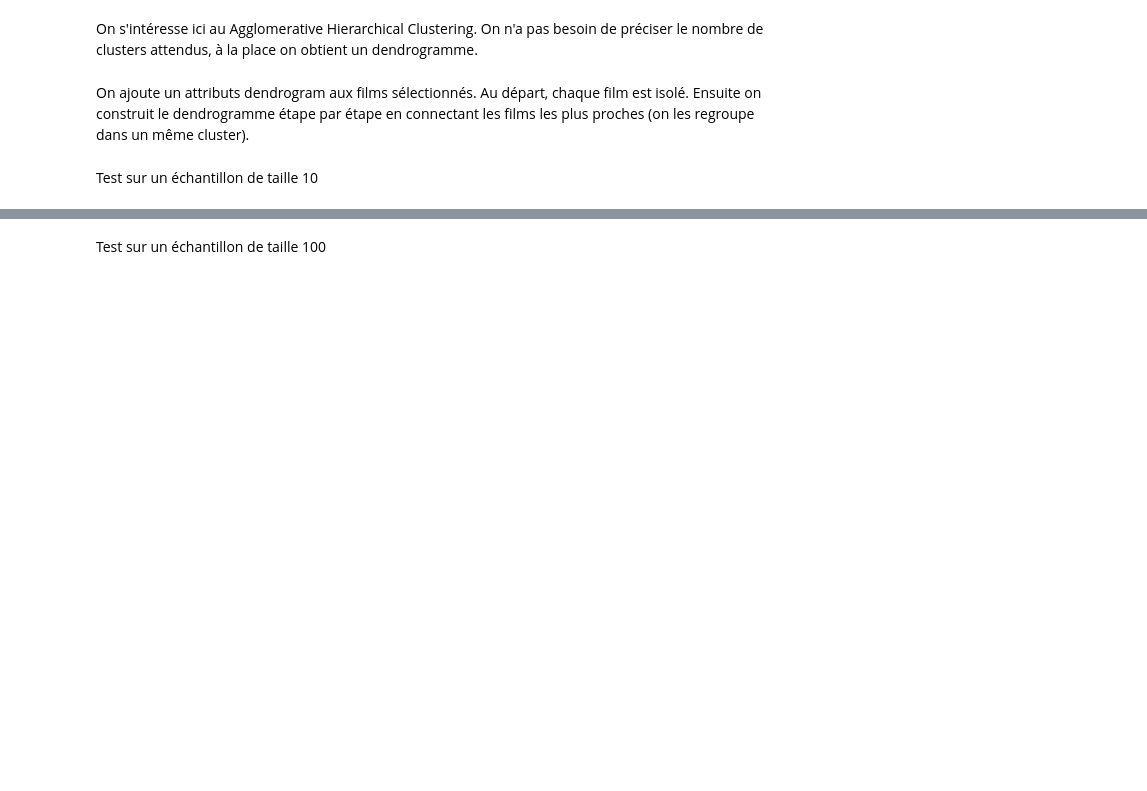
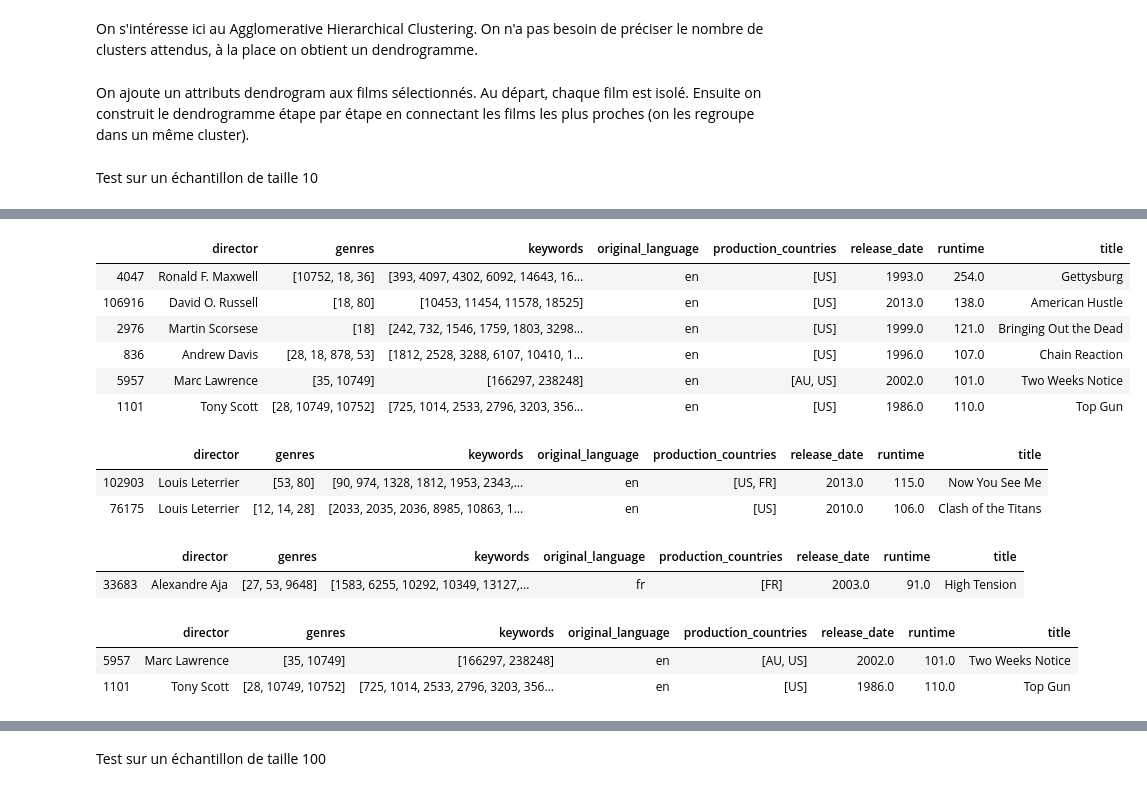
Before and after one commit to AnitaDurr/MovieRecommandation, a Jupyter notebook: MovieNotebook.ipynb, the cells around one changed output, grey strips where cells are left out. Drawn from its saved outputs; the diff is of its cells as text; code cells hidden in the pictures; blank space fills up the shorter version.

```diff
--- a/MovieNotebook.ipynb
+++ b/MovieNotebook.ipynb
@@ -833,15 +833,16 @@ vectorize_keywords(cluster_features)
 def find_director(dfm):
 
     def crew_to_director(crew):
-        if isinstance(crew, str):
+        if '\"Director\"' in crew:
             start = crew.find('\"Director\"')+21
             new = crew[start:]
             end = new.find("\"")
             director = new[:end]
             return director
-        return crew
+        return "director missing"
 
     dfm.director = dfm.director.apply(crew_to_director)
+    dfm = dfm[dfm.director != "director missing"]
 # %%
 cluster_features = cluster_features.rename(columns={'crew' : 'director'})
 find_director(cluster_features)
@@ -1084,8 +1131,7 @@ class hierarchical_cluster:
             tmp1.father = tmp3
             tmp2.father = tmp3
             tmp3.set_leaf_nb()
-            tmp3.set_sons_height(height)
-            tmp3.set_total_height()
+            tmp3.set_height(height)
             new_d = np.maximum(dist_mat.loc[index_str1, :], dist_mat.loc[index_str2, :])
             dist_mat.loc[index_str1, :] = dist_mat.loc[:, index_str1] = new_d
             dist_mat = dist_mat.drop(index_str2, axis=0)
@@ -1102,7 +1148,20 @@ class hierarchical_cluster:
         if self.dendrogram_root is None:
             print("Erreur, vous devez d'abord construire le dendrogram avec la methode train.")
         else:
-            self.cluster_id_list, self.outliers = self.dendrogram_root.get_n_clusters(n)
+            self.outliers = None
+            self.cluster_id_list = self.dendrogram_root.get_n_clusters(n)
+
+    def set_best_n_clusters(self):
+        if self.dendrogram_root is None:
+            print("Erreur, vous devez d'abord construire le dendrogram avec la methode train.")
+        else:
+            self.cluster_id_list = self.dendrogram_root.find_best_cut()
+
+    def set_n_clusters_perso(self, n):
+        if self.dendrogram_root is None:
+            print("Erreur, vous devez d'abord construire le dendrogram avec la methode train.")
+        else:
+            self.cluster_id_list, self.outliers = self.dendrogram_root.get_n_clusters_perso(n)
 
     def get_cluster(self, pos, movies):
         if pos <= 0:
@@ -1120,7 +1179,7 @@ class hierarchical_cluster:
                 df = df.append(movies[movies.movieId == int(i)])
         else:
             for i in self.cluster_id_list[pos - 1]:
-                df = df.append(movies.loc[i])
+                df = df.append(movies.loc[str(i)])
         return df
 
     def get_outliers(self, movies):
@@ -1130,7 +1189,7 @@ class hierarchical_cluster:
                 df = df.append(movies[movies.movieId == int(i)])
         else:
             for i in outliers:
-                df = df.append(movies.loc[i])
+                df = df.append(movies.loc[str(i)])
         return df
 
     def get_clusters_size(self):
@@ -1140,7 +1199,7 @@ class hierarchical_cluster:
         l = []
         for id_list in self.cluster_id_list:
             l.append(len(id_list))
-        return l, len(self.outliers)
+        return l
 # %% [markdown]
 Test sur un échantillon de taille 10
 # %%
@@ -1148,5 +1207,0 @@ cluster_10 = hierarchical_cluster()
-# %%
-test_10 = dfm_cluster.sample(10)
-start_time = time()
-cluster_10.train(test_10)
-print("Temps d'execution : %s secondes ---" % (time() - start_time))
@@ -1155,2 +1212,23 @@ Temps d'execution : 0.04877281188964844 secondes ---
 # %%
 cluster_10.set_n_clusters(3)
+# %%
+cluster_10.get_cluster(1, cluster_features)
+# %% [output]
+|  | director | genres | keywords | original_language | production_countries | release_date | runtime | title |
+| 4047 | Ronald F. Maxwell | [10752, 18, 36] | [393, 4097, 4302, 6092, 14643, 16... | en | [US] | 1993.0 | 254.0 | Gettysburg |
+| 106916 | David O. Russell | [18, 80] | [10453, 11454, 11578, 18525] | en | [US] | 2013.0 | 138.0 | American Hustle |
+| 2976 | Martin Scorsese | [18] | [242, 732, 1546, 1759, 1803, 3298... | en | [US] | 1999.0 | 121.0 | Bringing Out the Dead |
+| 836 | Andrew Davis | [28, 18, 878, 53] | [1812, 2528, 3288, 6107, 10410, 1... | en | [US] | 1996.0 | 107.0 | Chain Reaction |
+| 5957 | Marc Lawrence | [35, 10749] | [166297, 238248] | en | [AU, US] | 2002.0 | 101.0 | Two Weeks Notice |
+| 1101 | Tony Scott | [28, 10749, 10752] | [725, 1014, 2533, 2796, 3203, 356... | en | [US] | 1986.0 | 110.0 | Top Gun |
+# %%
+cluster_10.get_cluster(2, cluster_features)
+# %% [output]
+|  | director | genres | keywords | original_language | production_countries | release_date | runtime | title |
+| 102903 | Louis Leterrier | [53, 80] | [90, 974, 1328, 1812, 1953, 2343,... | en | [US, FR] | 2013.0 | 115.0 | Now You See Me |
+| 76175 | Louis Leterrier | [12, 14, 28] | [2033, 2035, 2036, 8985, 10863, 1... | en | [US] | 2010.0 | 106.0 | Clash of the Titans |
+# %%
+cluster_10.get_cluster(3, cluster_features)
+# %% [output]
+|  | director | genres | keywords | original_language | production_countries | release_date | runtime | title |
+| 33683 | Alexandre Aja | [27, 53, 9648] | [1583, 6255, 10292, 10349, 13127,... | fr | [FR] | 2003.0 | 91.0 | High Tension |
@@ -1156,0 +1237,6 @@ cluster_10.set_n_clusters(3)
+# %%
+cluster_10.get_cluster(1, cluster_features)
+# %% [output]
+|  | director | genres | keywords | original_language | production_countries | release_date | runtime | title |
+| 5957 | Marc Lawrence | [35, 10749] | [166297, 238248] | en | [AU, US] | 2002.0 | 101.0 | Two Weeks Notice |
+| 1101 | Tony Scott | [28, 10749, 10752] | [725, 1014, 2533, 2796, 3203, 356... | en | [US] | 1986.0 | 110.0 | Top Gun |
```
Also changed, not shown: parts of 31 cells of this notebook.
